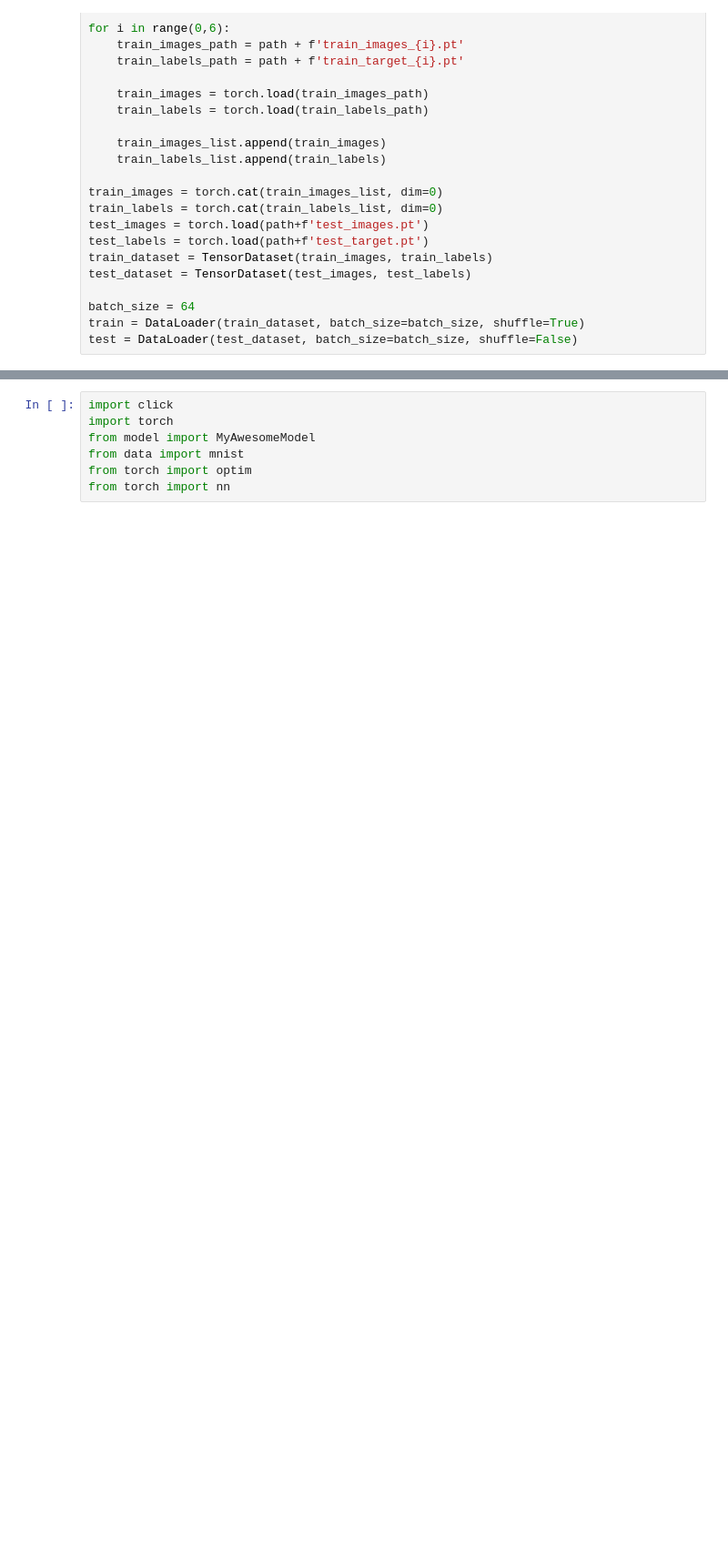
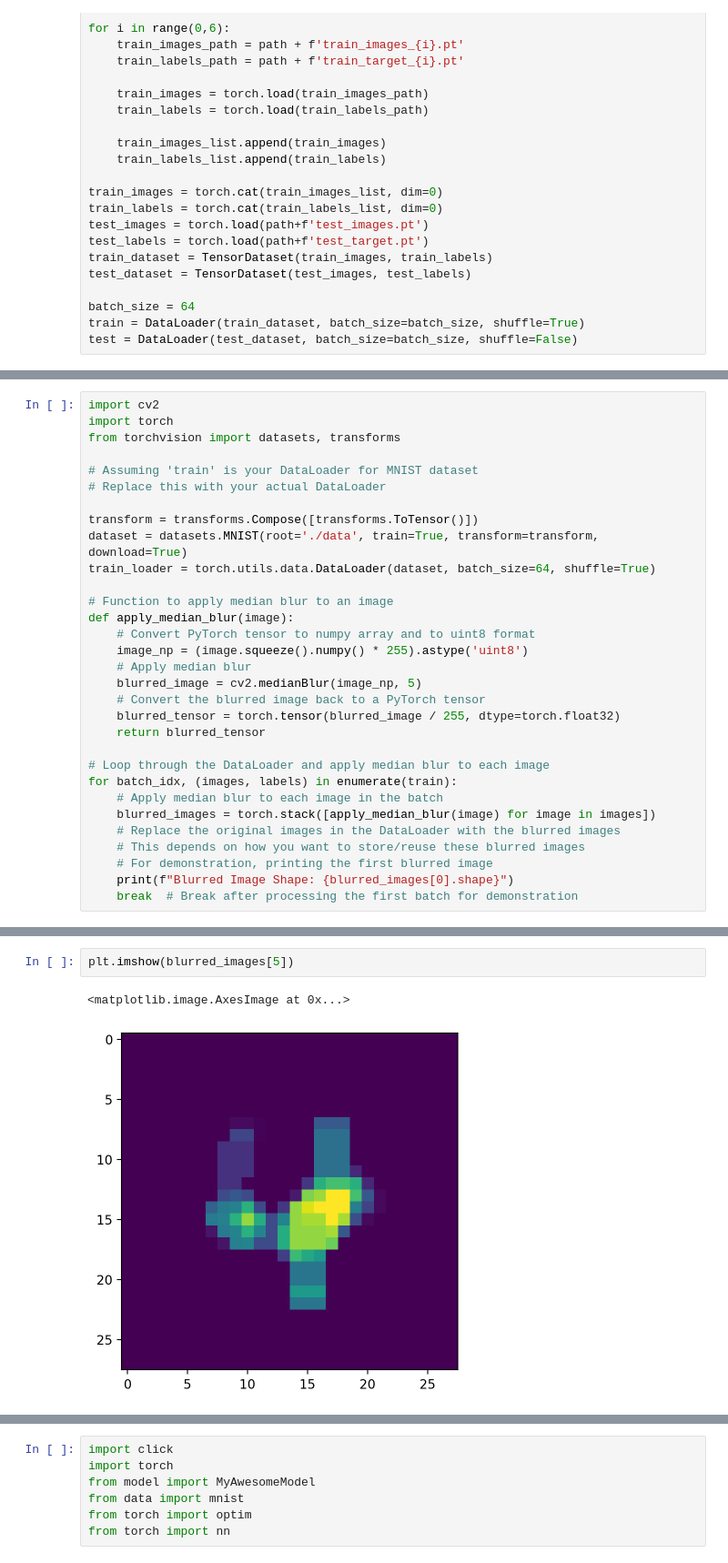
Before and after one commit to adoprox/dtu_mlops, a Jupyter notebook: s1_development_environment/exercise_files/final_exercise/test.ipynb, the cells around one changed output, grey strips where cells are left out. Shown at 91% size. Cells and saved outputs as stored; diff of their text form; blank space fills up the shorter version.

```diff
--- a/s1_development_environment/exercise_files/final_exercise/test.ipynb
+++ b/s1_development_environment/exercise_files/final_exercise/test.ipynb
@@ -49,0 +62,31 @@ plt.imshow(images[2].numpy().squeeze(), cmap='Greys_r');
+# %%
+import cv2
+import torch
+from torchvision import datasets, transforms
+
+# Assuming 'train' is your DataLoader for MNIST dataset
+# Replace this with your actual DataLoader
+
+transform = transforms.Compose([transforms.ToTensor()])
+dataset = datasets.MNIST(root='./data', train=True, transform=transform, download=True)
+train_loader = torch.utils.data.DataLoader(dataset, batch_size=64, shuffle=True)
+
+# Function to apply median blur to an image
+def apply_median_blur(image):
+    # Convert PyTorch tensor to numpy array and to uint8 format
+    image_np = (image.squeeze().numpy() * 255).astype('uint8')
+    # Apply median blur
+    blurred_image = cv2.medianBlur(image_np, 5)
+    # Convert the blurred image back to a PyTorch tensor
+    blurred_tensor = torch.tensor(blurred_image / 255, dtype=torch.float32)
+    return blurred_tensor
+
+# Loop through the DataLoader and apply median blur to each image
+for batch_idx, (images, labels) in enumerate(train):
+    # Apply median blur to each image in the batch
+    blurred_images = torch.stack([apply_median_blur(image) for image in images])
+    # Replace the original images in the DataLoader with the blurred images
+    # This depends on how you want to store/reuse these blurred images
+    # For demonstration, printing the first blurred image
+    print(f"Blurred Image Shape: {blurred_images[0].shape}")
+    break  # Break after processing the first batch for demonstration
@@ -50,3 +115,8 @@ plt.imshow(images[2].numpy().squeeze(), cmap='Greys_r');
+# %%
+plt.imshow(blurred_images[5])
+# %% [output]
+<matplotlib.image.AxesImage at 0x...>
+[figure, added]
 # %%
 from torch import nn
 import torch.nn.functional as F
```
Also changed, not shown: parts of 7 cells of this notebook.
